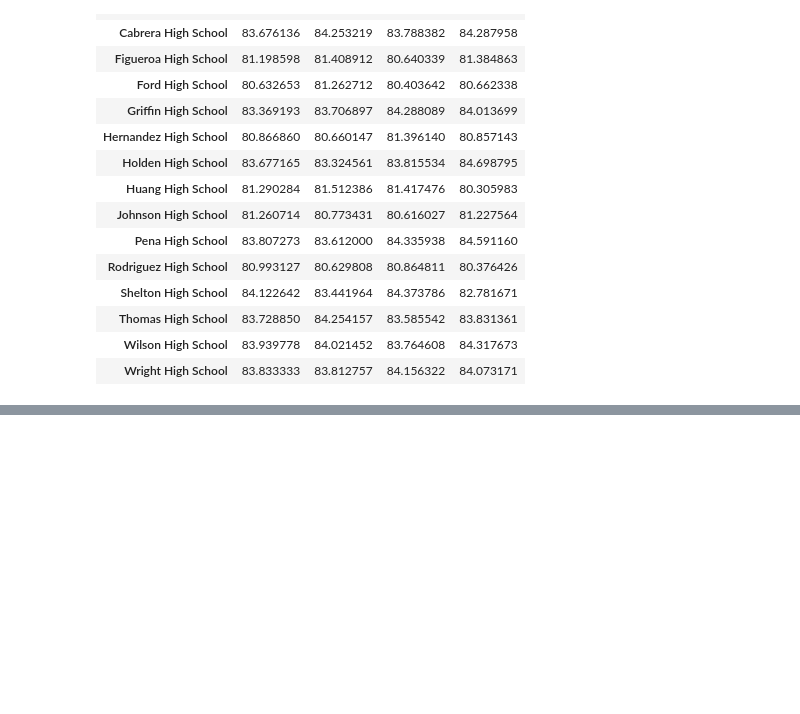
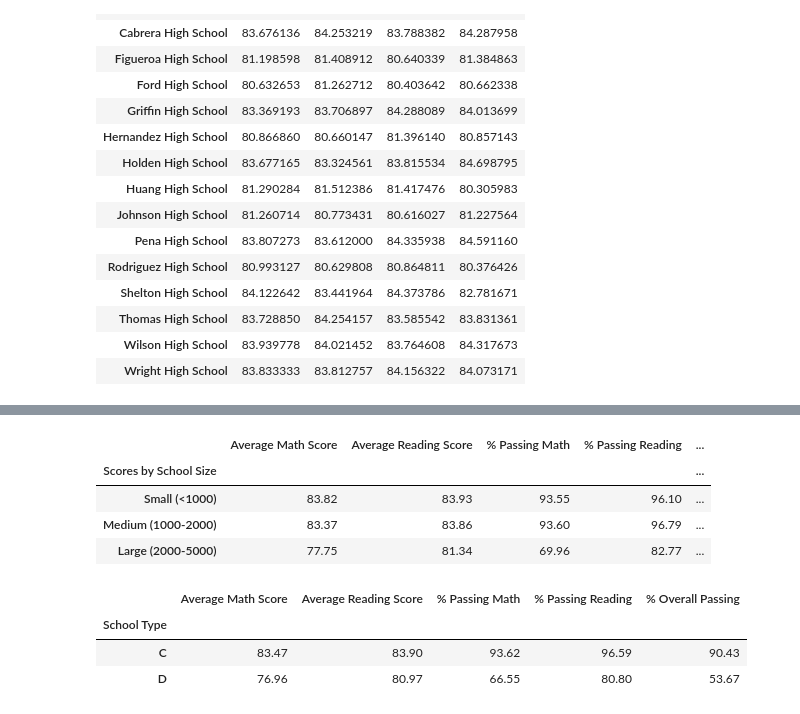
Before and after one commit to tylerhill122/pandas-challenge, a Jupyter notebook: PyCitySchools/PyCitySchools.ipynb, the cells around one changed output, grey strips where cells are left out. Saved outputs shown, nothing was run; the diff lists cells and outputs as text; code cells hidden in the pictures; blank space fills up the shorter version.

```diff
--- a/PyCitySchools/PyCitySchools.ipynb
+++ b/PyCitySchools/PyCitySchools.ipynb
@@ -257,0 +258,26 @@ read_by_grade
+# %%
+# Scores by School Size
+school_bins = [0, 1000, 2000, 5000]
+label_names = ["Small (<1000)", "Medium (1000-2000)", "Large (2000-5000)"]
+scores_by_school_size = pd.cut(school_num_students, school_bins, labels=label_names, include_lowest=True)
+# %%
+school_size_df = final_schools_df.groupby(scores_by_school_size).mean()
+school_size_df = school_size_df[columns]
+school_size_df.index.name="Scores by School Size"
+school_size_df.head()
+# %% [output]
+|  | Average Math Score | Average Reading Score | % Passing Math | % Passing Reading | ... |
+| Scores by School Size |  |  |  |  | ... |
+| Small (<1000) | 83.82 | 83.93 | 93.55 | 96.10 | ... |
+| Medium (1000-2000) | 83.37 | 83.86 | 93.60 | 96.79 | ... |
+| Large (2000-5000) | 77.75 | 81.34 | 69.96 | 82.77 | ... |
+# %%
+# Scores by School Type
+school_type_df = final_schools_df.groupby("School Type").mean()
+school_type_df = school_type_df[columns]
+school_type_df.head()
+# %% [output]
+|  | Average Math Score | Average Reading Score | % Passing Math | % Passing Reading | % Overall Passing |
+| School Type |  |  |  |  |  |
+| C | 83.47 | 83.90 | 93.62 | 96.59 | 90.43 |
+| D | 76.96 | 80.97 | 66.55 | 80.80 | 53.67 |
```
Also changed, not shown: parts of 5 cells of this notebook, 2 other files.
